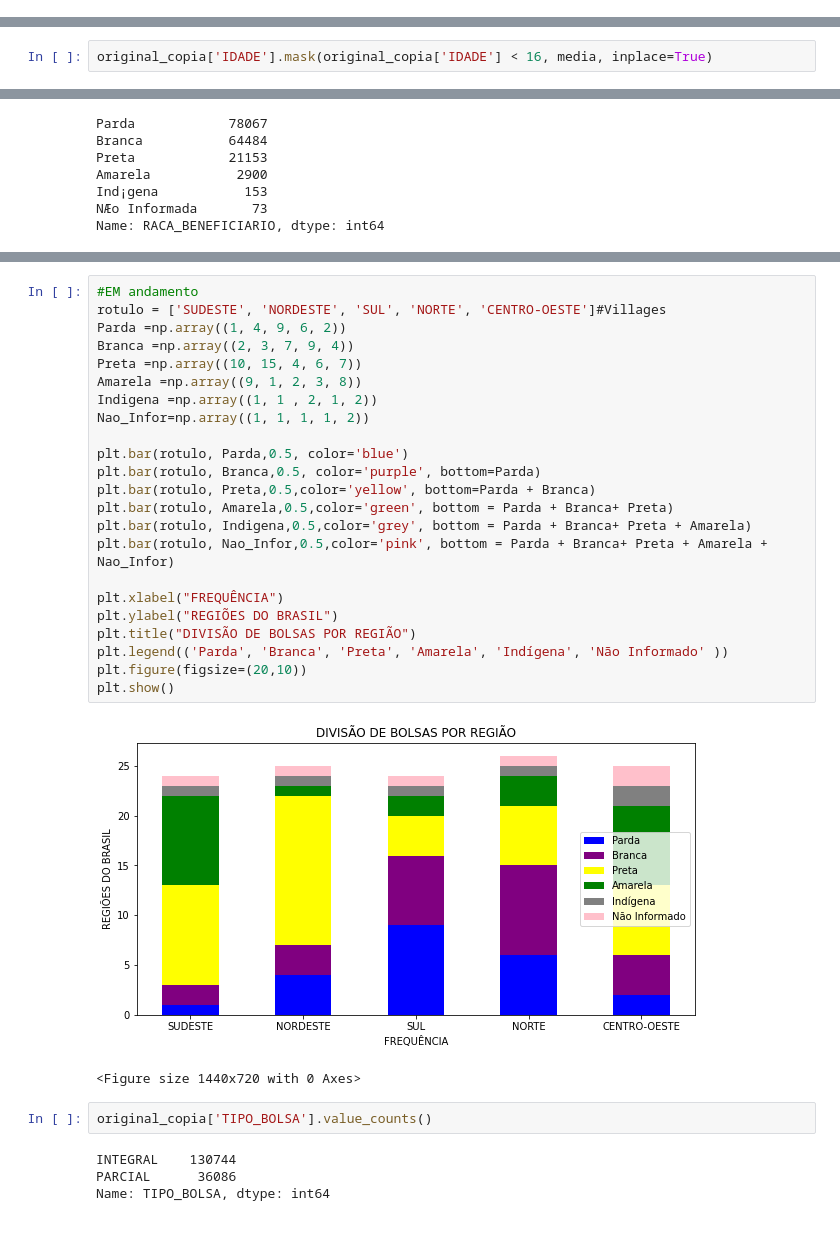
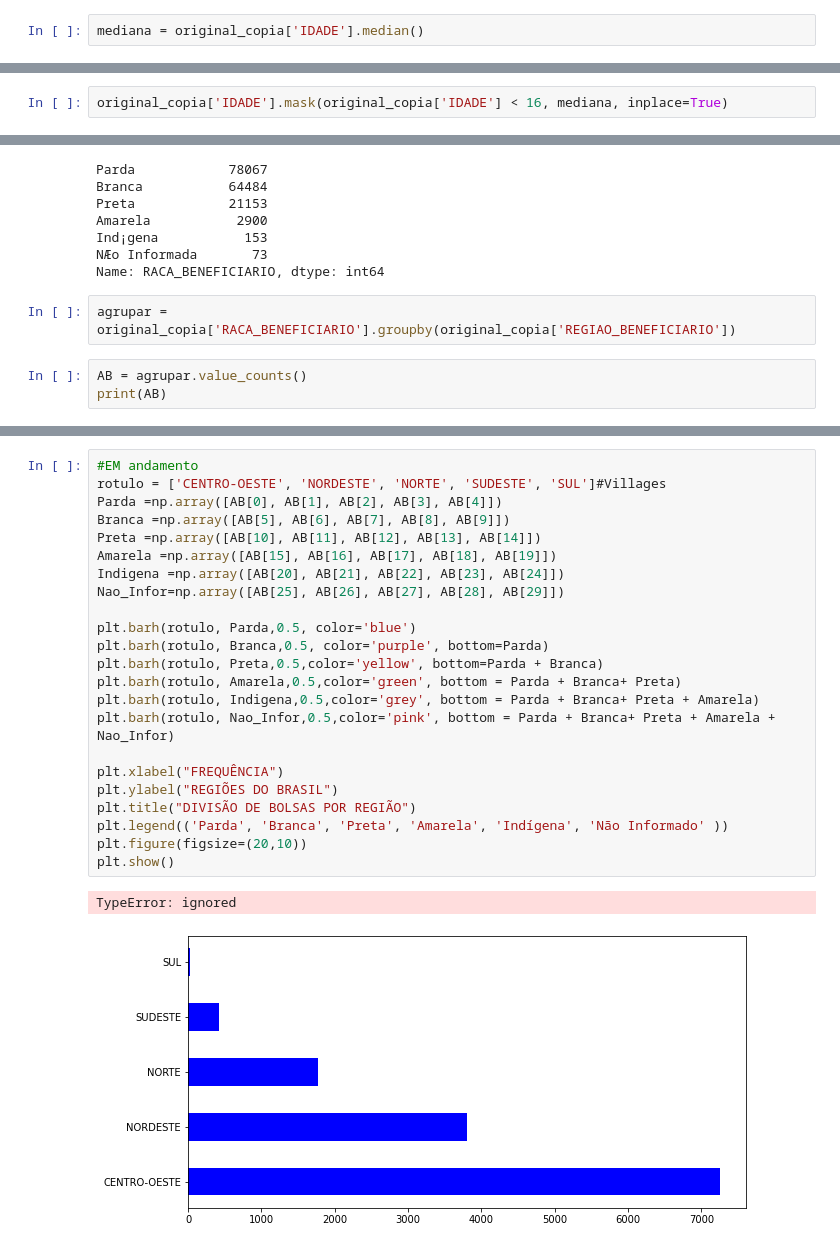
Before and after one commit to jaquelinecella/Analise_Exploratoria_Pandas, a Jupyter notebook: Projeto_2.ipynb, the cells around one changed output, grey strips where cells are left out. Cells and saved outputs as stored; diff of their text form.

```diff
--- a/Projeto_2.ipynb
+++ b/Projeto_2.ipynb
@@ -709,3 +574,5 @@ menor_16
 menor_16.shape
 # %% [output]
 (10, 19)
+# %%
+mediana = original_copia['IDADE'].median()
@@ -814,7 +609,7 @@ Name: IDADE, dtype: float64
 # %% [markdown]
 ##Aplicando as correções para o DataFrame 'original_copia'.
 # %%
-original_copia['IDADE'].mask(original_copia['IDADE'] < 16, media, inplace=True)
+original_copia['IDADE'].mask(original_copia['IDADE'] < 16, mediana, inplace=True)
 # %%
 original_copia.describe().round(2)
 # %% [output]
@@ -1201,3 +943,8 @@ Amarela           2900
 Ind¡gena           153
 NÆo Informada       73
 Name: RACA_BENEFICIARIO, dtype: int64
+# %%
+agrupar = original_copia['RACA_BENEFICIARIO'].groupby(original_copia['REGIAO_BENEFICIARIO'])
+# %%
+AB = agrupar.value_counts()
+print(AB)
@@ -1204,32 +969,26 @@ Name: RACA_BENEFICIARIO, dtype: int64
 # %%
 #EM andamento
-rotulo = ['SUDESTE', 'NORDESTE', 'SUL', 'NORTE', 'CENTRO-OESTE']#Villages
-Parda =np.array((1, 4, 9, 6, 2))
-Branca =np.array((2, 3, 7, 9, 4))
-Preta =np.array((10, 15, 4, 6, 7))
-Amarela =np.array((9, 1, 2, 3, 8))
-Indigena =np.array((1, 1 , 2, 1, 2))
-Nao_Infor=np.array((1, 1, 1, 1, 2))
+rotulo = ['CENTRO-OESTE', 'NORDESTE', 'NORTE', 'SUDESTE', 'SUL']#Villages
+Parda =np.array([AB[0], AB[1], AB[2], AB[3], AB[4]])
+Branca =np.array([AB[5], AB[6], AB[7], AB[8], AB[9]])
+Preta =np.array([AB[10], AB[11], AB[12], AB[13], AB[14]])
+Amarela =np.array([AB[15], AB[16], AB[17], AB[18], AB[19]])
+Indigena =np.array([AB[20], AB[21], AB[22], AB[23], AB[24]])
+Nao_Infor=np.array([AB[25], AB[26], AB[27], AB[28], AB[29]])
 
-plt.bar(rotulo, Parda,0.5, color='blue')
-plt.bar(rotulo, Branca,0.5, color='purple', bottom=Parda)
-plt.bar(rotulo, Preta,0.5,color='yellow', bottom=Parda + Branca)
-plt.bar(rotulo, Amarela,0.5,color='green', bottom = Parda + Branca+ Preta)
-plt.bar(rotulo, Indigena,0.5,color='grey', bottom = Parda + Branca+ Preta + Amarela)
-plt.bar(rotulo, Nao_Infor,0.5,color='pink', bottom = Parda + Branca+ Preta + Amarela + Nao_Infor)
+plt.barh(rotulo, Parda,0.5, color='blue')
+plt.barh(rotulo, Branca,0.5, color='purple', bottom=Parda)
+plt.barh(rotulo, Preta,0.5,color='yellow', bottom=Parda + Branca)
+plt.barh(rotulo, Amarela,0.5,color='green', bottom = Parda + Branca+ Preta)
+plt.barh(rotulo, Indigena,0.5,color='grey', bottom = Parda + Branca+ Preta + Amarela)
+plt.barh(rotulo, Nao_Infor,0.5,color='pink', bottom = Parda + Branca+ Preta + Amarela + Nao_Infor)
 
 plt.xlabel("FREQUÊNCIA")
 plt.ylabel("REGIÕES DO BRASIL")
 plt.title("DIVISÃO DE BOLSAS POR REGIÃO")
 plt.legend(('Parda', 'Branca', 'Preta', 'Amarela', 'Indígena', 'Não Informado' ))
 plt.figure(figsize=(20,10))
 plt.show()
 # %% [output]
+TypeError: ignored
-[figure, old version]
+[figure, new version]
-<Figure size 1440x720 with 0 Axes>
-# %%
-original_copia['TIPO_BOLSA'].value_counts()
-# %% [output]
-INTEGRAL    130744
-PARCIAL      36086
-Name: TIPO_BOLSA, dtype: int64
```
Also changed, not shown: parts of 71 cells of this notebook.
